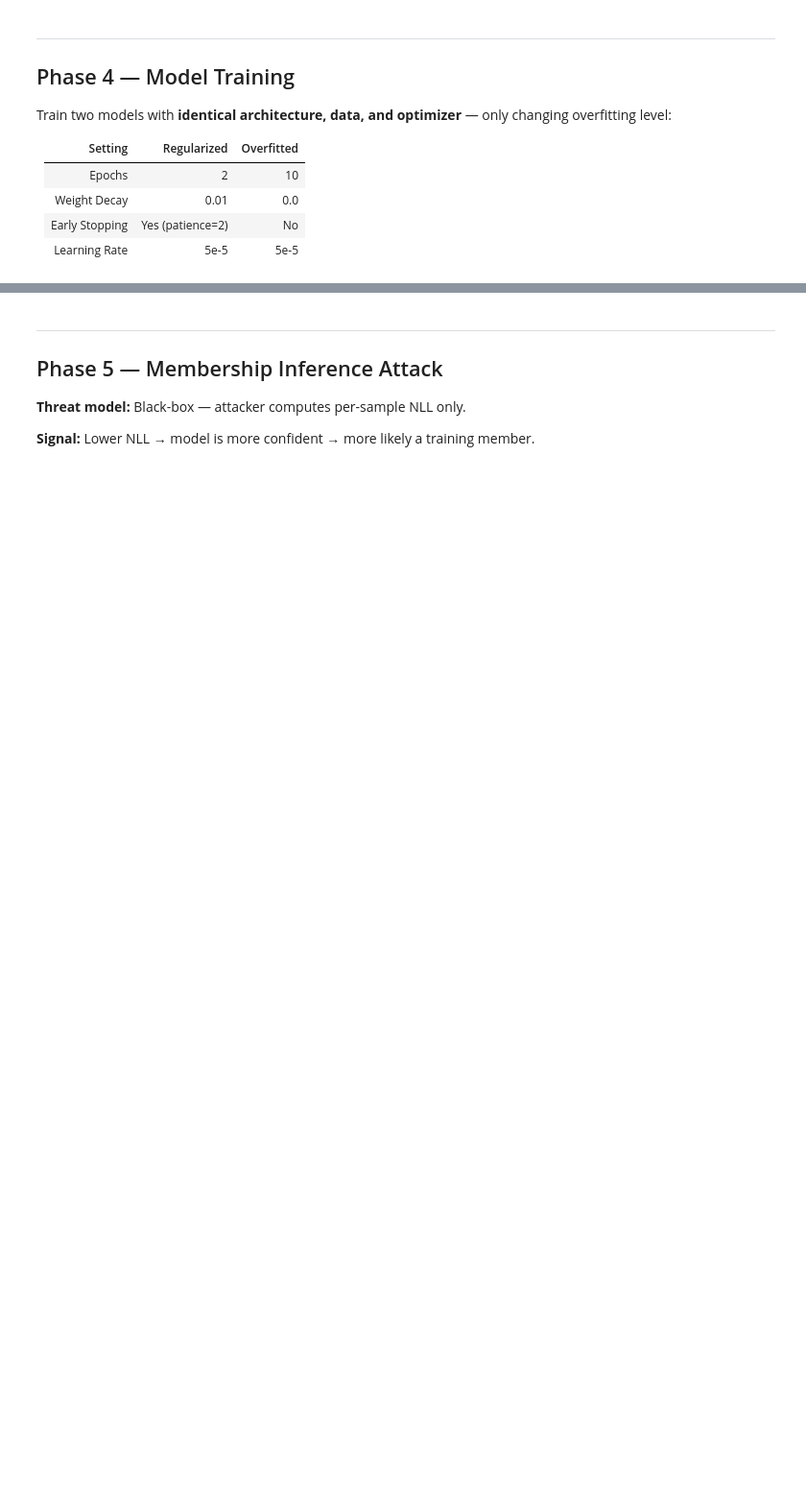
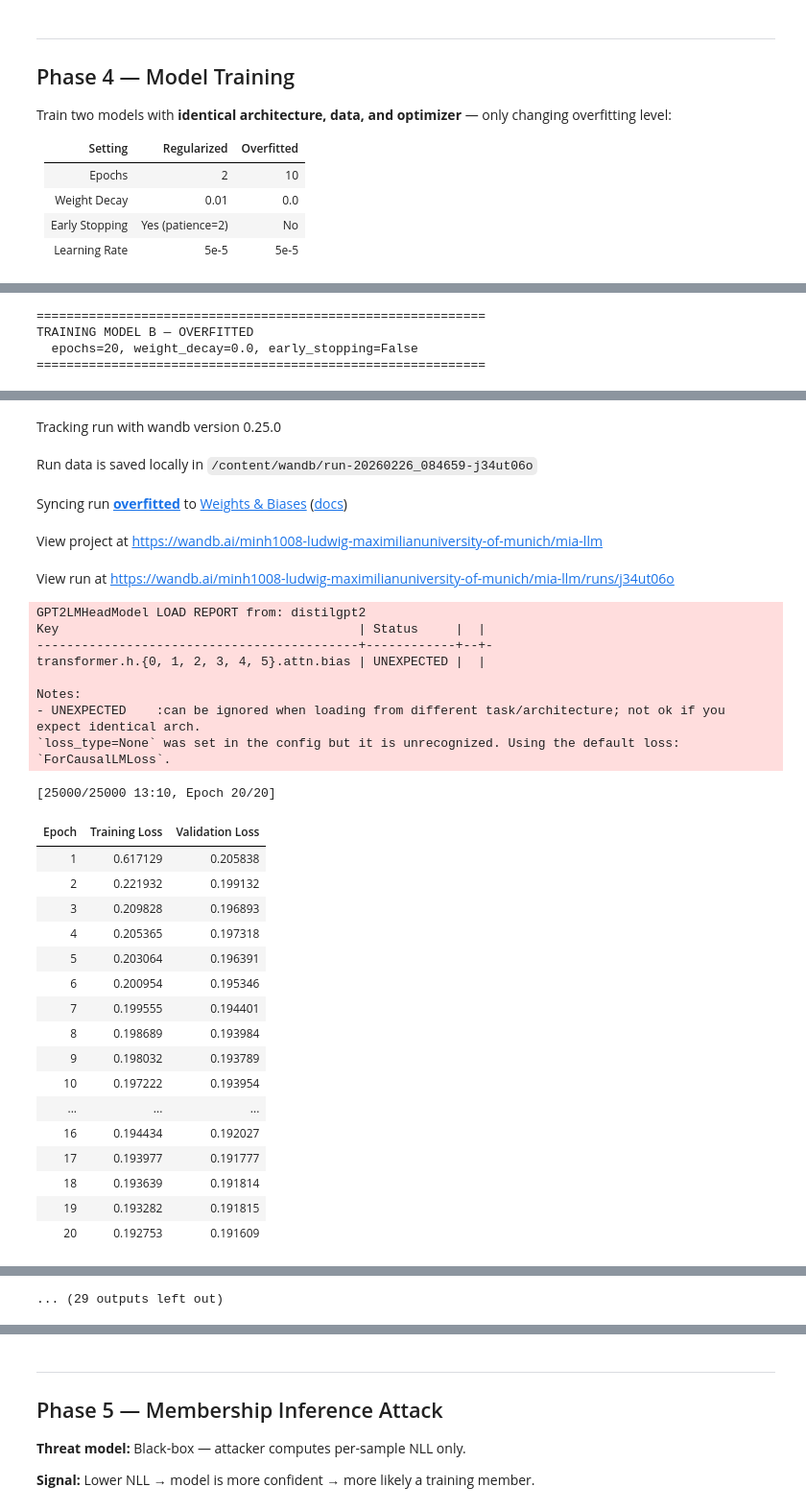
Before and after one commit to pamudinj/DataEthicSecurity, a Jupyter notebook: notebooks/mia_pipeline.ipynb, the cells around one changed output, grey strips where cells are left out. Shown at 96% size. Saved outputs shown, nothing was run; the diff lists cells and outputs as text; code cells hidden in the pictures; blank space fills up the shorter version.

Commit message:
feat: add wandb tracking to mia pipeline

```diff
--- a/notebooks/mia_pipeline.ipynb
+++ b/notebooks/mia_pipeline.ipynb
@@ -46,0 +55,10 @@ print(f"✓ All seeds fixed to {SEED}")
+# %%
+# 1.3b — Weights & Biases setup
+import wandb
+
+WANDB_PROJECT = "mia-llm"       # project name on wandb.ai
+WANDB_ENTITY  = None            # set to your wandb username/team, or leave None
+
+# Login — will prompt for API key on first run (get yours at https://wandb.ai/authorize)
+wandb.login()
+print(f"✓ W&B logged in  |  project: {WANDB_PROJECT}")
@@ -244,6 +696,7 @@ print("  epochs=2, weight_decay=0.01, early_stopping=True")
 print("=" * 60)
 
 trainer_reg, logs_reg = train_model(
+    run_name="regularized",
     output_dir="models/regularized",
     epochs=2,
     weight_decay=0.01,
@@ -259,12 +737,13 @@ for entry in logs_reg:
 # 4.3 — Train Model B: Overfitted
 print("=" * 60)
 print("TRAINING MODEL B — OVERFITTED")
-print("  epochs=10, weight_decay=0.0, early_stopping=False")
+print("  epochs=20, weight_decay=0.0, early_stopping=False")
 print("=" * 60)
 
 trainer_ovf, logs_ovf = train_model(
+    run_name="overfitted",
     output_dir="models/overfitted",
-    epochs=10,
+    epochs=20,
     weight_decay=0.0,
     learning_rate=5e-5,
     use_early_stopping=False,
@@ -273,3 +752,8 @@ trainer_ovf, logs_ovf = train_model(
 print("\nOverfitted training logs:")
 for entry in logs_ovf:
     print(f"  {entry}")
+# %% [output]
+============================================================
+TRAINING MODEL B — OVERFITTED
+  epochs=20, weight_decay=0.0, early_stopping=False
+============================================================
@@ -275,0 +762,31 @@ for entry in logs_ovf:
+Tracking run with wandb version 0.25.0
+Run data is saved locally in /content/wandb/run-20260226_084659-j34ut06o
+Syncing run overfitted to Weights & Biases (docs)
+View project at https://wandb.ai/minh1008-ludwig-maximilianuniversity-of-munich/mia-llm
+View run at https://wandb.ai/minh1008-ludwig-maximilianuniversity-of-munich/mia-llm/runs/j34ut06o
+GPT2LMHeadModel LOAD REPORT from: distilgpt2
+Key                                        | Status     |  |
+-------------------------------------------+------------+--+-
+transformer.h.{0, 1, 2, 3, 4, 5}.attn.bias | UNEXPECTED |  |
+
+Notes:
+- UNEXPECTED    :can be ignored when loading from different task/architecture; not ok if you expect identical arch.
+`loss_type=None` was set in the config but it is unrecognized. Using the default loss: `ForCausalLMLoss`.
+[25000/25000 13:10, Epoch 20/20]
+| Epoch | Training Loss | Validation Loss |
+| 1 | 0.617129 | 0.205838 |
+| 2 | 0.221932 | 0.199132 |
+| 3 | 0.209828 | 0.196893 |
+| 4 | 0.205365 | 0.197318 |
+| 5 | 0.203064 | 0.196391 |
+| 6 | 0.200954 | 0.195346 |
+| 7 | 0.199555 | 0.194401 |
+| 8 | 0.198689 | 0.193984 |
+| 9 | 0.198032 | 0.193789 |
+| 10 | 0.197222 | 0.193954 |
+| ... | ... | ... |
+| 16 | 0.194434 | 0.192027 |
+| 17 | 0.193977 | 0.191777 |
+| 18 | 0.193639 | 0.191814 |
+| 19 | 0.193282 | 0.191815 |
+| 20 | 0.192753 | 0.191609 |
@@ -276,3 +794,4 @@ for entry in logs_ovf:
+... (29 outputs left out)
 # %%
 # 4.4 — Save training logs and compute overfitting gaps
 
```
Also changed, not shown: parts of 20 cells of this notebook.
